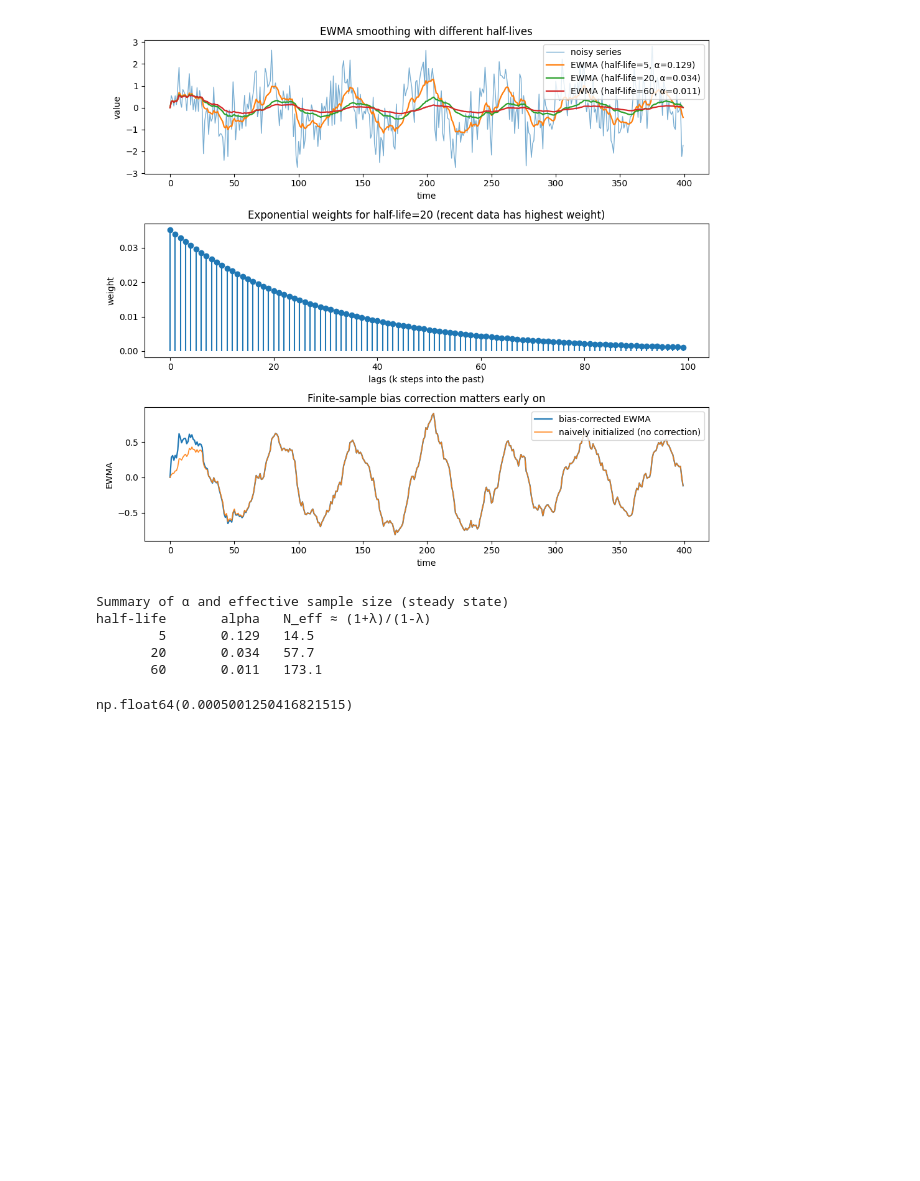
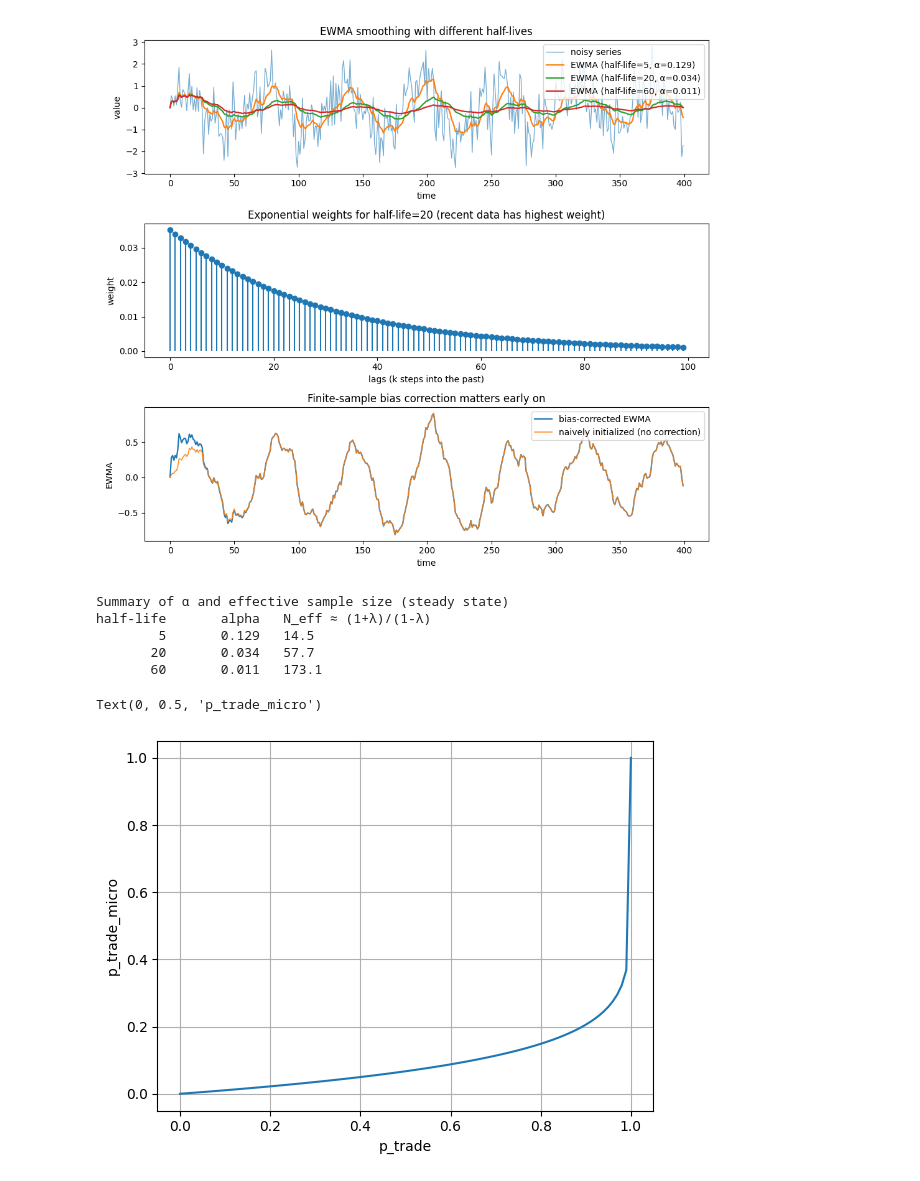
Before and after one commit to DanieleMDiNosse/ABM_Uni_v3, a Jupyter notebook: personal.ipynb, the cells around one changed output. Saved outputs shown, nothing was run; the diff lists cells and outputs as text; code cells hidden in the pictures; blank space fills up the shorter version.

```diff
--- a/personal.ipynb
+++ b/personal.ipynb
@@ -454,6 +454,18 @@ half-life       alpha   N_eff ≈ (1+λ)/(1-λ)
        60       0.011   173.1
 # %%
 import numpy as np
-np.log(1/(1-0.0005))
+import matplotlib.pyplot as plt
+
+block_time = 10
+p_trade = np.linspace(0, 1, 100)
+
+p_trade_micro = 1 - (1 - p_trade)**(1 / block_time)
+
+plt.figure()
+plt.plot(p_trade, p_trade_micro)
+plt.xlabel('p_trade')
+plt.grid()
+plt.ylabel('p_trade_micro')
 # %% [output]
-np.float64(0.0005001250416821515)
+Text(0, 0.5, 'p_trade_micro')
+[figure, added]
```
Also changed, not shown: 12 other files.
